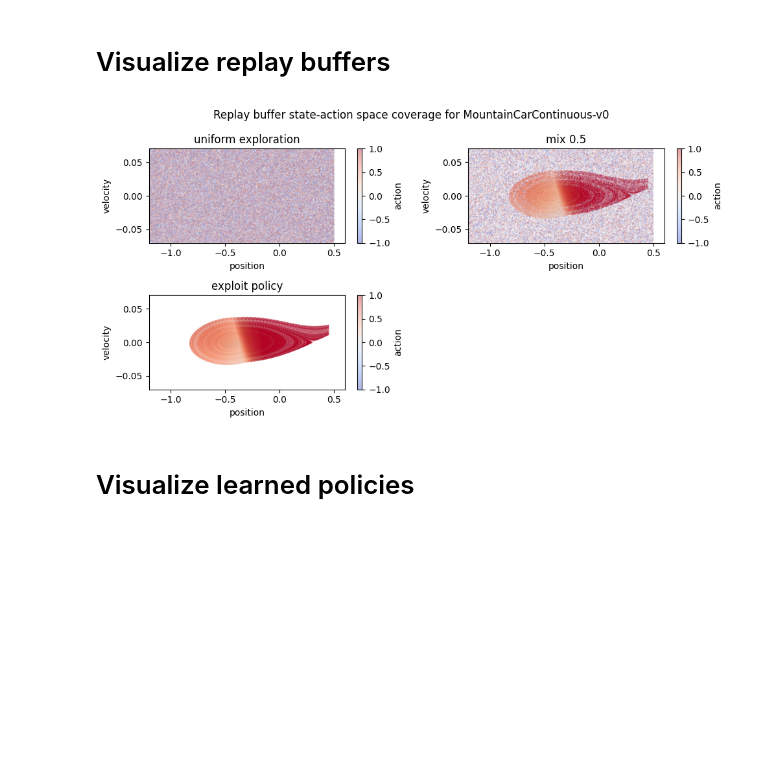
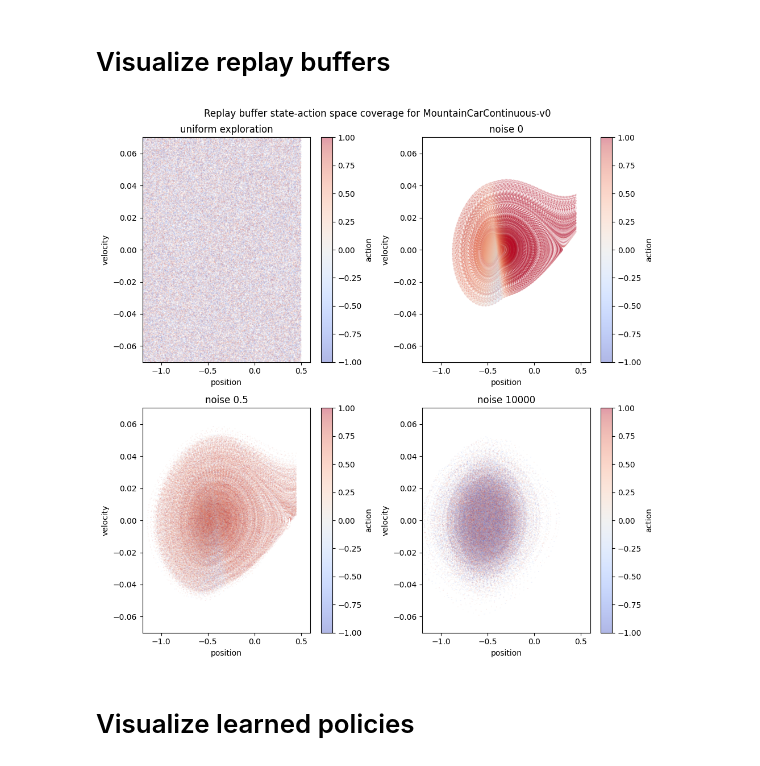
Before and after one commit to milosoundjian/projet-mind, a Jupyter notebook: experiments/notebooks/04-analyze_policies.ipynb, the cells around one changed output. Drawn from its saved outputs; the diff is of its cells as text; code cells hidden in the pictures; blank space fills up the shorter version.

Commit message:
add plot combining environments; add visualization of action noise rb and policies

```diff
--- a/experiments/notebooks/04-analyze_policies.ipynb
+++ b/experiments/notebooks/04-analyze_policies.ipynb
@@ -75,44 +75,47 @@ using cartesian coordinates
 # Visualize replay buffers
 # %%
 rb_unif = torch.load(MODELS_DIR + "rb-unif.pt", weights_only=False)
-rb_best = torch.load(MODELS_DIR + "rb-61.pt", weights_only=False)
+rb_best = torch.load(MODELS_DIR + "rb-82.pt", weights_only=False)
 proportion = 0.5
 rb_mixed = mix_transitions(rb_unif, rb_best, buffer_size=200_000, proportion=proportion)
 replay_buffers = {
     "uniform exploration": rb_unif,
-    f"mix {proportion}": rb_mixed,
+    # f"mix {proportion}": rb_mixed,
     #   "intermediate exploit policy (35)": torch.load(MODELS_DIR + "rb-35.pt", weights_only=False),
     #   "intermediate exploit policy (61)": torch.load(MODELS_DIR + "rb-61.pt", weights_only=False),
-    "exploit policy": rb_best,
+    # "exploit policy": rb_best,
+    "noise 0": torch.load(MODELS_DIR + "rb-82-noise-0.0.pt", weights_only=False),
+    "noise 0.5": torch.load(MODELS_DIR + "rb-82-noise-0.5.pt", weights_only=False),
+    "noise 10000": torch.load(MODELS_DIR + "rb-82-noise-10000.0.pt", weights_only=False)
 }
 # %%
 n_buffers = len(replay_buffers)
 ncols = 2 if n_buffers > 1 else 1
 nrows = int(np.ceil(n_buffers / ncols))
-fig, axes = plt.subplots(nrows, ncols, figsize=(10, 5),subplot_kw={"projection": "polar"} if POLAR_COORD else None)
+fig, axes = plt.subplots(nrows, ncols, figsize=(10, 10),subplot_kw={"projection": "polar"} if POLAR_COORD else None)
 
 axes = np.atleast_1d(axes).flatten()
 
 for i, (rb_type, rb) in enumerate(replay_buffers.items()):
     plot_rb_space_coverage(
         env_name=ENV_NAME,
         rb=rb,
         state_x=STATE_X,
         state_y=STATE_Y,
         pendulum_angle=PENDULUM_ANGLE,
         ax=axes[i]
     )
 
     axes[i].set_title(rb_type)
 
 for ax in axes[i + 1 :]:
     fig.delaxes(ax)
 
 plt.suptitle(f"Replay buffer state-action space coverage for {ENV_NAME}")
 plt.tight_layout()
 plt.show()
 # %% [output]
-[figure, old version]
+[figure, new version]
 # %% [markdown]
 # Visualize learned policies
 # %%
```
Also changed, not shown: parts of 2 cells of this notebook, 12 other files.
